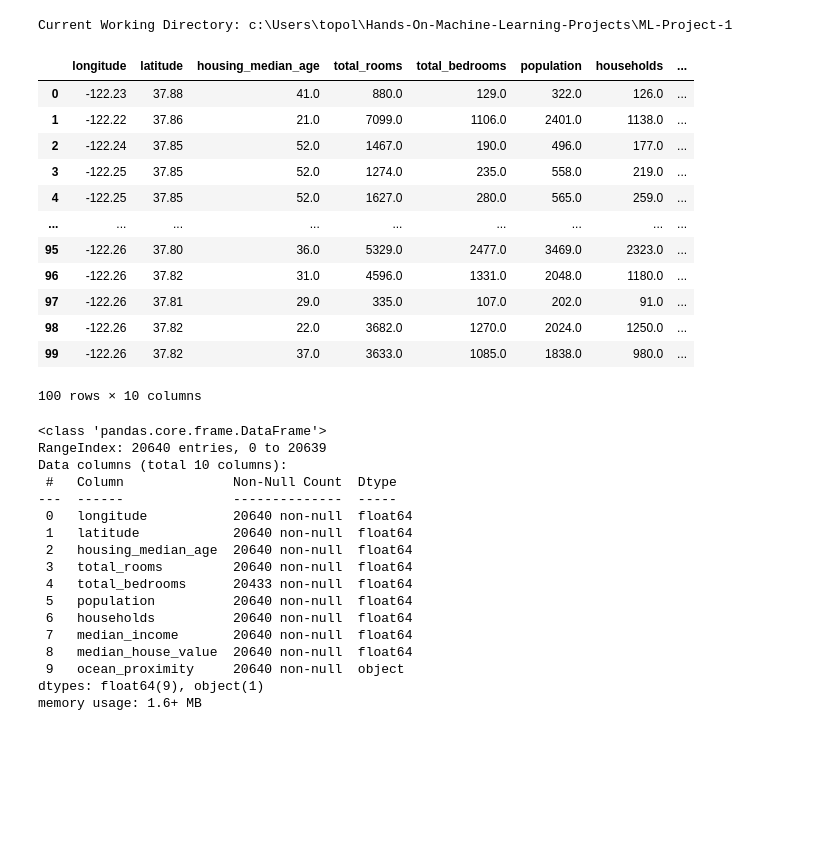
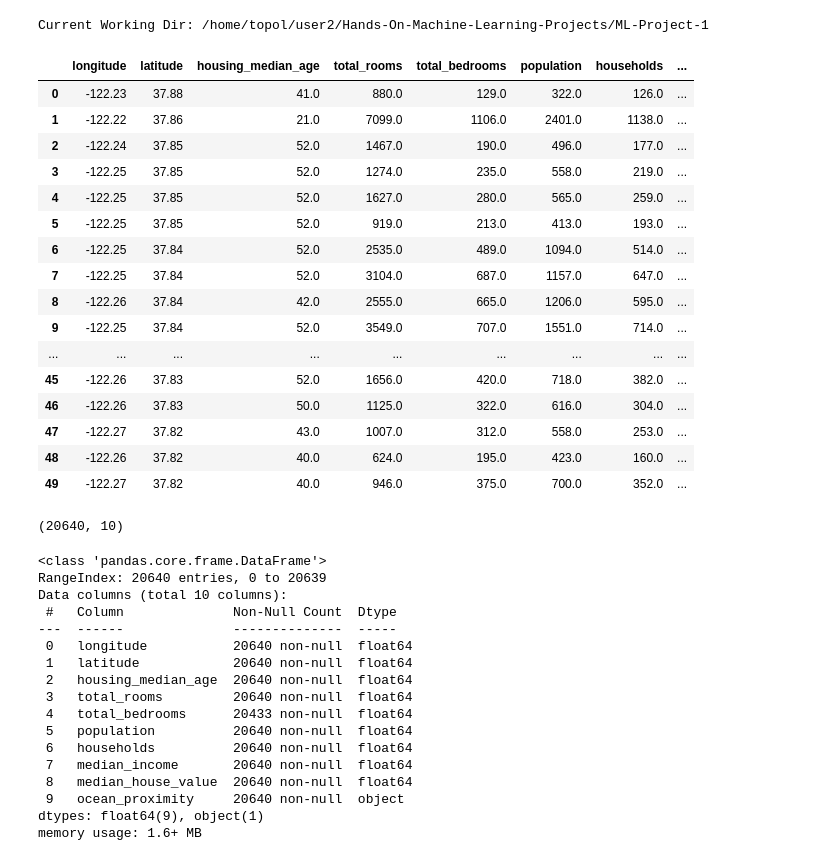
Before and after one commit to topollonaketsana/Hands-On-Machine-Learning-Projects, a Jupyter notebook: ML-Project-1/Housing_src.ipynb, the cells around one changed output. Drawn from its saved outputs; the diff is of its cells as text; code cells hidden in the pictures; blank space fills up the shorter version.

Commit message:
update housing

```diff
--- a/ML-Project-1/Housing_src.ipynb
+++ b/ML-Project-1/Housing_src.ipynb
@@ -9,30 +10,35 @@ from zlib import crc32
 from sklearn.model_selection import StratifiedShuffleSplit
 # %%
-print("Current Working Directory:", os.getcwd())
+print("Current Working Dir:", os.getcwd())
 
-HOUSING_PATH =  "../datasets/"
-HOUSING_NAME = "Housing.csv"
-HOUSING_FULL = os.path.join (HOUSING_PATH, HOUSING_NAME)
+## collect data
+data_path = '../datasets/Housing.csv'
 
-housing = pd.read_csv (HOUSING_FULL, thousands = ',')                                           #housing = load_housing_data()
+df = pd.read_csv (data_path, thousands = ',')
 # %% [output]
-Current Working Directory: c:\Users\topol\Hands-On-Machine-Learning-Projects\ML-Project-1
+Current Working Dir: /home/topol/user2/Hands-On-Machine-Learning-Projects/ML-Project-1
-# %%
-# Fetch the data
-
-housing.head(100)
-# %% [output]
-|  | longitude | latitude | housing_median_age | total_rooms | total_bedrooms | population | households | ... |
-| 0 | -122.23 | 37.88 | 41.0 | 880.0 | 129.0 | 322.0 | 126.0 | ... |
-| 1 | -122.22 | 37.86 | 21.0 | 7099.0 | 1106.0 | 2401.0 | 1138.0 | ... |
-| 2 | -122.24 | 37.85 | 52.0 | 1467.0 | 190.0 | 496.0 | 177.0 | ... |
-| 3 | -122.25 | 37.85 | 52.0 | 1274.0 | 235.0 | 558.0 | 219.0 | ... |
-| 4 | -122.25 | 37.85 | 52.0 | 1627.0 | 280.0 | 565.0 | 259.0 | ... |
-| ... | ... | ... | ... | ... | ... | ... | ... | ... |
-| 95 | -122.26 | 37.80 | 36.0 | 5329.0 | 2477.0 | 3469.0 | 2323.0 | ... |
-| 96 | -122.26 | 37.82 | 31.0 | 4596.0 | 1331.0 | 2048.0 | 1180.0 | ... |
-| 97 | -122.26 | 37.81 | 29.0 | 335.0 | 107.0 | 202.0 | 91.0 | ... |
-| 98 | -122.26 | 37.82 | 22.0 | 3682.0 | 1270.0 | 2024.0 | 1250.0 | ... |
-| 99 | -122.26 | 37.82 | 37.0 | 3633.0 | 1085.0 | 1838.0 | 980.0 | ... |
-100 rows × 10 columns
+# %%
+df.head(50)
+# %% [output]
+|  | longitude | latitude | housing_median_age | total_rooms | total_bedrooms | population | households | ... |
+| 0 | -122.23 | 37.88 | 41.0 | 880.0 | 129.0 | 322.0 | 126.0 | ... |
+| 1 | -122.22 | 37.86 | 21.0 | 7099.0 | 1106.0 | 2401.0 | 1138.0 | ... |
+| 2 | -122.24 | 37.85 | 52.0 | 1467.0 | 190.0 | 496.0 | 177.0 | ... |
+| 3 | -122.25 | 37.85 | 52.0 | 1274.0 | 235.0 | 558.0 | 219.0 | ... |
+| 4 | -122.25 | 37.85 | 52.0 | 1627.0 | 280.0 | 565.0 | 259.0 | ... |
+| 5 | -122.25 | 37.85 | 52.0 | 919.0 | 213.0 | 413.0 | 193.0 | ... |
+| 6 | -122.25 | 37.84 | 52.0 | 2535.0 | 489.0 | 1094.0 | 514.0 | ... |
+| 7 | -122.25 | 37.84 | 52.0 | 3104.0 | 687.0 | 1157.0 | 647.0 | ... |
+| 8 | -122.26 | 37.84 | 42.0 | 2555.0 | 665.0 | 1206.0 | 595.0 | ... |
+| 9 | -122.25 | 37.84 | 52.0 | 3549.0 | 707.0 | 1551.0 | 714.0 | ... |
+| ... | ... | ... | ... | ... | ... | ... | ... | ... |
+| 45 | -122.26 | 37.83 | 52.0 | 1656.0 | 420.0 | 718.0 | 382.0 | ... |
+| 46 | -122.26 | 37.83 | 50.0 | 1125.0 | 322.0 | 616.0 | 304.0 | ... |
+| 47 | -122.27 | 37.82 | 43.0 | 1007.0 | 312.0 | 558.0 | 253.0 | ... |
+| 48 | -122.26 | 37.82 | 40.0 | 624.0 | 195.0 | 423.0 | 160.0 | ... |
+| 49 | -122.27 | 37.82 | 40.0 | 946.0 | 375.0 | 700.0 | 352.0 | ... |
+# %%
+df.shape
+# %% [output]
+(20640, 10)
 # %%
```
Also changed, not shown: parts of 27 cells of this notebook.
